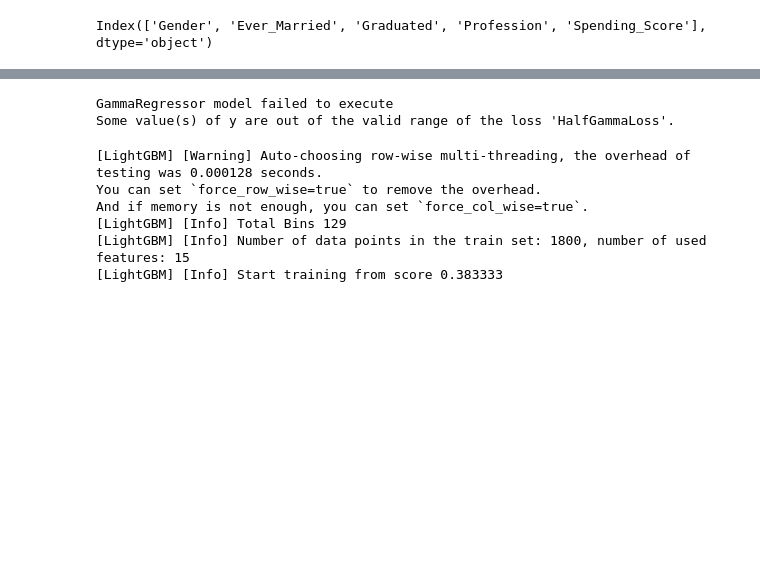
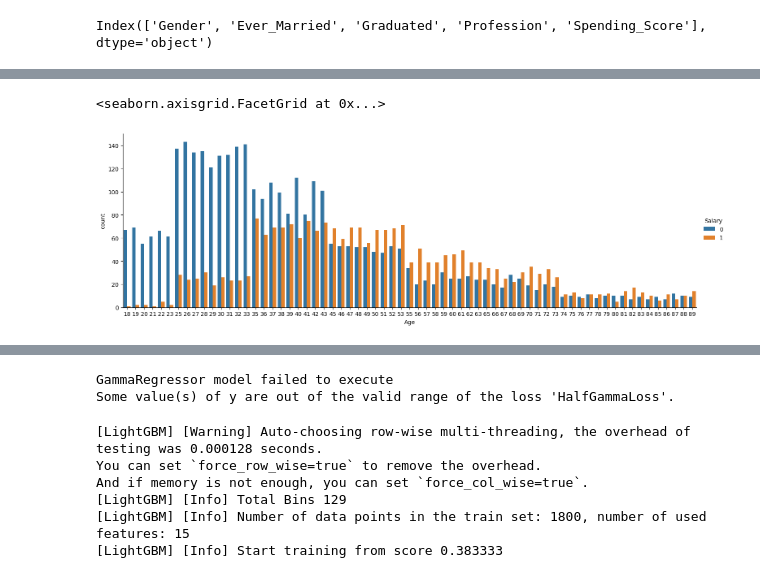
Before and after one commit to ozankutluay/gender-ever_married-graduated-salary-predict, a Jupyter notebook: gender-ever_married-graduated-salary-predict.ipynb, the cells around one changed output, grey strips where cells are left out. Cells and saved outputs as stored; diff of their text form; code cells hidden in the pictures; blank space fills up the shorter version.

```diff
--- a/gender-ever_married-graduated-salary-predict.ipynb
+++ b/gender-ever_married-graduated-salary-predict.ipynb
@@ -113,0 +142,6 @@ df.rename(columns={"Low":"Salary"}, inplace=True)
+# %%
+# At younger ages, salaries are low, but as age increases, salaries also show an increase.
+sns.catplot(x="Age",kind="count",data=df,hue="Salary",aspect=3)
+# %% [output]
+<seaborn.axisgrid.FacetGrid at 0x...>
+[figure, added]
```
Also changed, not shown: parts of 16 cells of this notebook.
